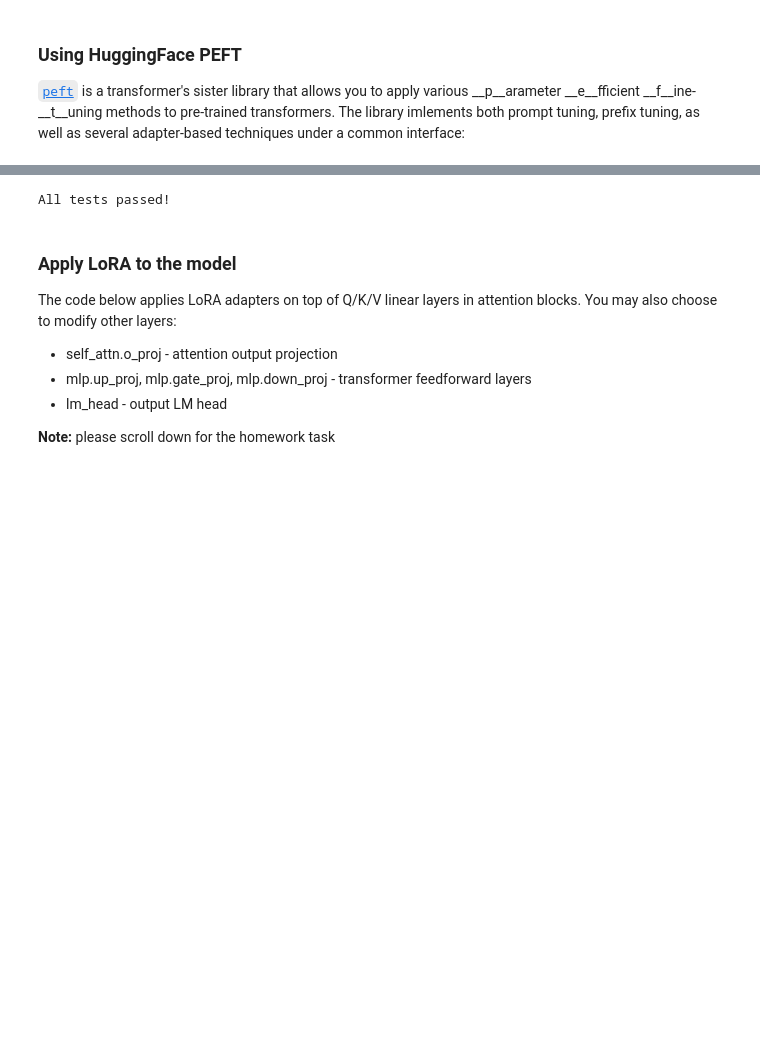
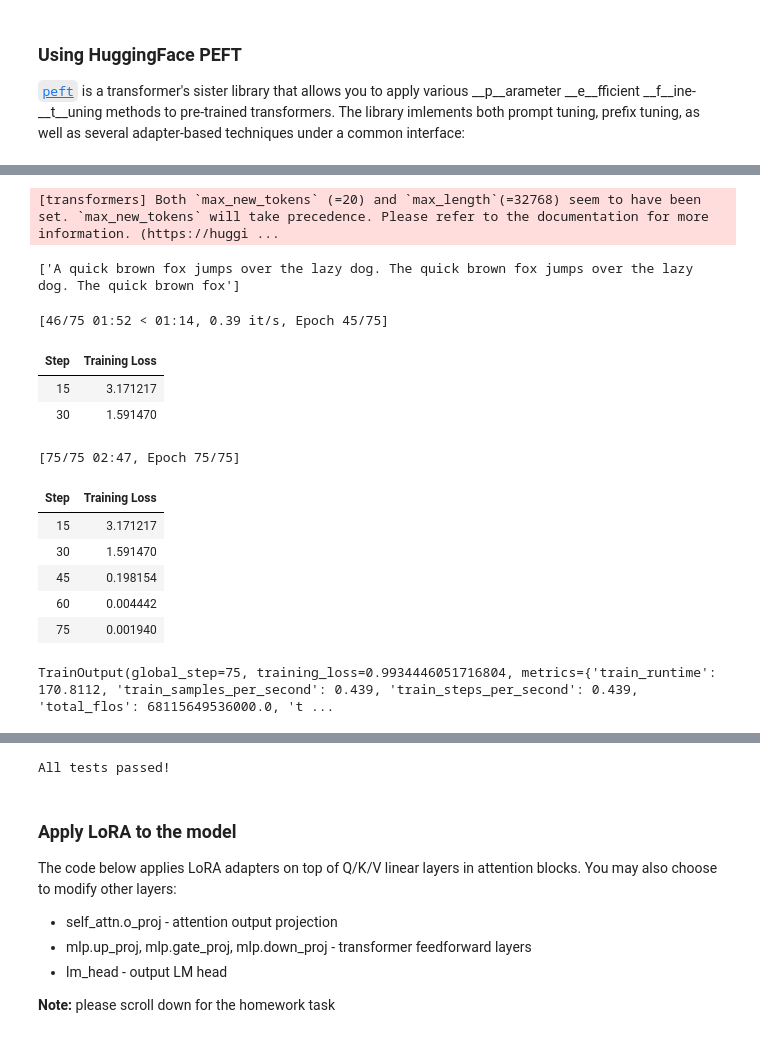
Before and after one commit to ma-tt-a/nlp_course, a Jupyter notebook: week08_finetuning/seminar.ipynb, the cells around one changed output, grey strips where cells are left out. Drawn from its saved outputs; the diff is of its cells as text; code cells hidden in the pictures; blank space fills up the shorter version.

```diff
--- a/week08_finetuning/seminar.ipynb
+++ b/week08_finetuning/seminar.ipynb
@@ -195,0 +242,58 @@ Total parameters (excluding quantization): 3500478464
+# %%
+prompt = 'A quick brown fox'
+inputs = tokenizer(prompt, return_tensors='pt', return_token_type_ids=False).to(device)
+outputs = get_outputs(model, inputs)
+print(tokenizer.batch_decode(outputs, skip_special_tokens=True))
+# %% [output]
+[transformers] Both `max_new_tokens` (=20) and `max_length`(=32768) seem to have been set. `max_new_tokens` will take precedence. Please refer to the documentation for more information. (https://huggi ...
+['A quick brown fox jumps over the lazy dog. The quick brown fox jumps over the lazy dog. The quick brown fox']
+# %%
+the_truth = "A quick brown fox did not jump over the lazy dog. Besides, that dog deserved it anyway!"
+batch = tokenizer(the_truth, return_tensors='pt', return_token_type_ids=False).to(device)
+# %%
+from torch.utils.data import Dataset
+from transformers import TrainingArguments, Trainer, DataCollatorForLanguageModeling
+
+class MyVeryLargeDataset(Dataset):
+    def __init__(self, the_truth: str):
+        self.the_truth = the_truth
+
+    def __getitem__(self, idx):
+        if idx > 0:
+            raise IndexError
+        return dict(tokenizer(self.the_truth))
+
+    def __len__(self):
+        return 1
+# %%
+dataset = MyVeryLargeDataset(the_truth)
+# %%
+training_args = TrainingArguments(
+    num_train_epochs=75,
+    learning_rate=1e-2,
+    save_strategy='no',
+    logging_strategy='steps',
+    logging_steps=15
+)
+
+trainer = Trainer(
+    model=model,
+    args=training_args,
+    train_dataset=dataset,
+    data_collator=DataCollatorForLanguageModeling(tokenizer, mlm=False)
+)
+# %%
+trainer.train()
+# %% [output]
+[46/75 01:52 < 01:14, 0.39 it/s, Epoch 45/75]
+| Step | Training Loss |
+| 15 | 3.171217 |
+| 30 | 1.591470 |
+[75/75 02:47, Epoch 75/75]
+| Step | Training Loss |
+| 15 | 3.171217 |
+| 30 | 1.591470 |
+| 45 | 0.198154 |
+| 60 | 0.004442 |
+| 75 | 0.001940 |
+TrainOutput(global_step=75, training_loss=0.9934446051716804, metrics={'train_runtime': 170.8112, 'train_samples_per_second': 0.439, 'train_steps_per_second': 0.439, 'total_flos': 68115649536000.0, 't ...
```
Also changed, not shown: parts of 30 cells of this notebook, 1 other file.
